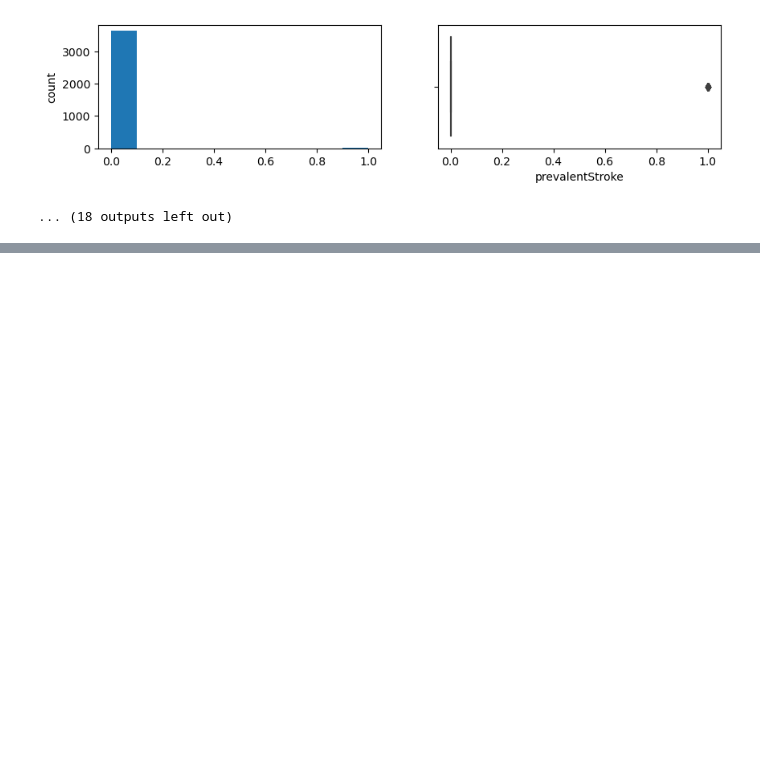
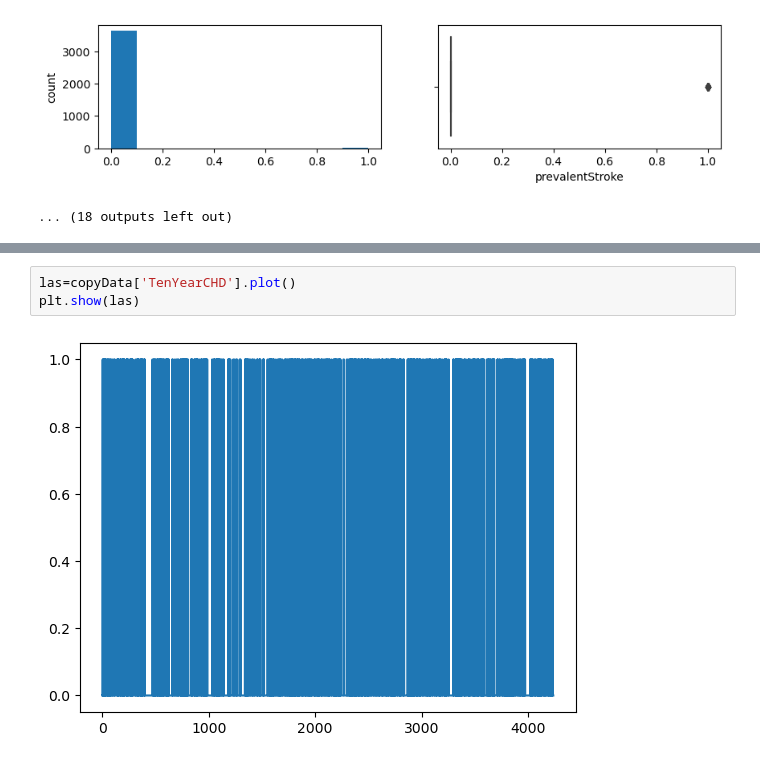
Before and after one commit to Karush2807/Ml-Projects, a Jupyter notebook: heartDisease Prediction/main.ipynb, the cells around one changed output, grey strips where cells are left out. Cells and saved outputs as stored; diff of their text form; blank space fills up the shorter version.

```diff
--- a/heartDisease Prediction/main.ipynb
+++ b/heartDisease Prediction/main.ipynb
@@ -120,0 +146,5 @@ Skew:  13.09
+# %%
+las=copyData['TenYearCHD'].plot()
+plt.show(las)
+# %% [output]
+[figure, added]
```
Also changed, not shown: parts of 4 cells of this notebook.
